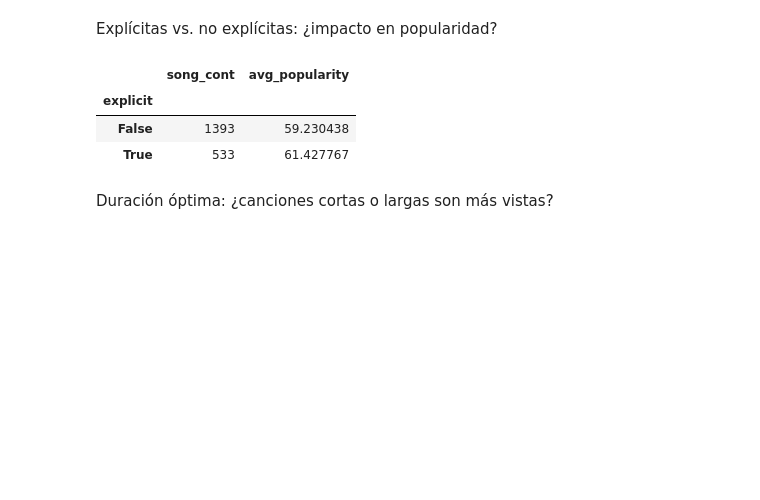
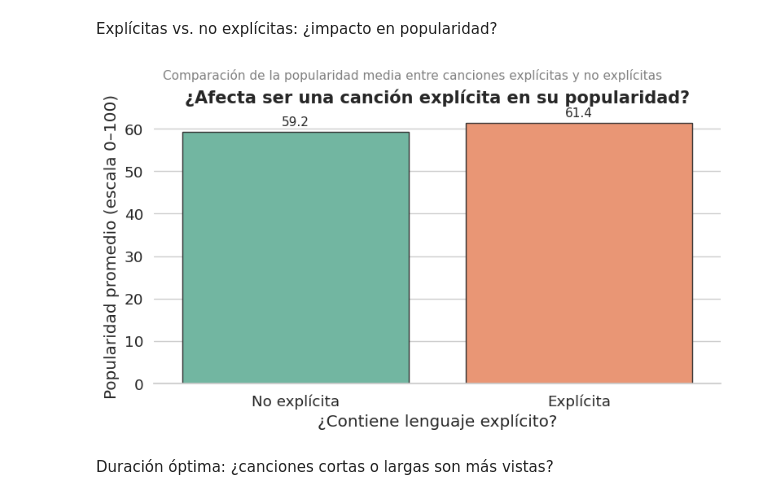
Before and after one commit to jpsicilia/spotify_analysis, a Jupyter notebook: spotify_analisis.ipynb, the cells around one changed output. Cells and saved outputs as stored; diff of their text form; code cells hidden in the pictures; blank space fills up the shorter version.

```diff
--- a/spotify_analisis.ipynb
+++ b/spotify_analisis.ipynb
@@ -139,9 +249,35 @@ groupby_explit=df.groupby("explicit").agg(
-# %%
-groupby_explit
-# %% [output]
-|  | song_cont | avg_popularity |
-| explicit |  |  |
-| False | 1393 | 59.230438 |
-| True | 533 | 61.427767 |
+# %%
+sns.set(style="whitegrid", font_scale=1.2)
+plt.figure(figsize=(8, 5))
+
+# Solución moderna: x también como hue
+ax = sns.barplot(
+    data=groupby_explicit,
+    x="explicit",
+    y="avg_popularity",
+    hue="explicit",            # <- aquí está la clave
+    palette="Set2",
+    legend=False,              # <- para evitar que se repita la leyenda
+    edgecolor=".2"
+)
+
+# Etiquetas con los valores de las barras
+for container in ax.containers:
+    ax.bar_label(container, fmt="%.1f", label_type="edge", padding=3, fontsize=11)
+
+# Títulos
+plt.title("¿Afecta ser una canción explícita en su popularidad?", fontsize=15, weight='bold')
+plt.suptitle("Comparación de la popularidad media entre canciones explícitas y no explícitas", fontsize=11, y=0.93, color='gray')
+
+# Ejes
+plt.xlabel("¿Contiene lenguaje explícito?")
+plt.ylabel("Popularidad promedio (escala 0–100)")
+plt.xticks([0, 1], ["No explícita", "Explícita"])
+
+sns.despine(left=True)
+plt.tight_layout()
+plt.show()
+# %% [output]
+[figure, added]
 # %% [markdown]
 Duración óptima: ¿canciones cortas o largas son más vistas?
```
Also changed, not shown: parts of 32 cells of this notebook.
